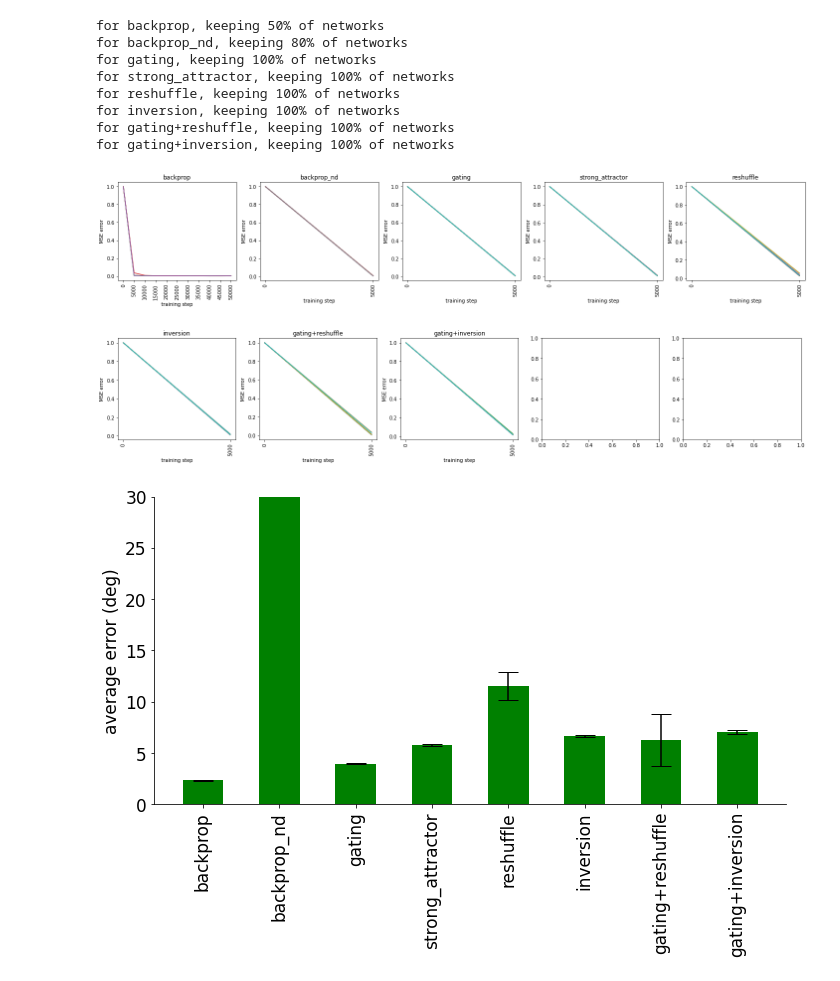
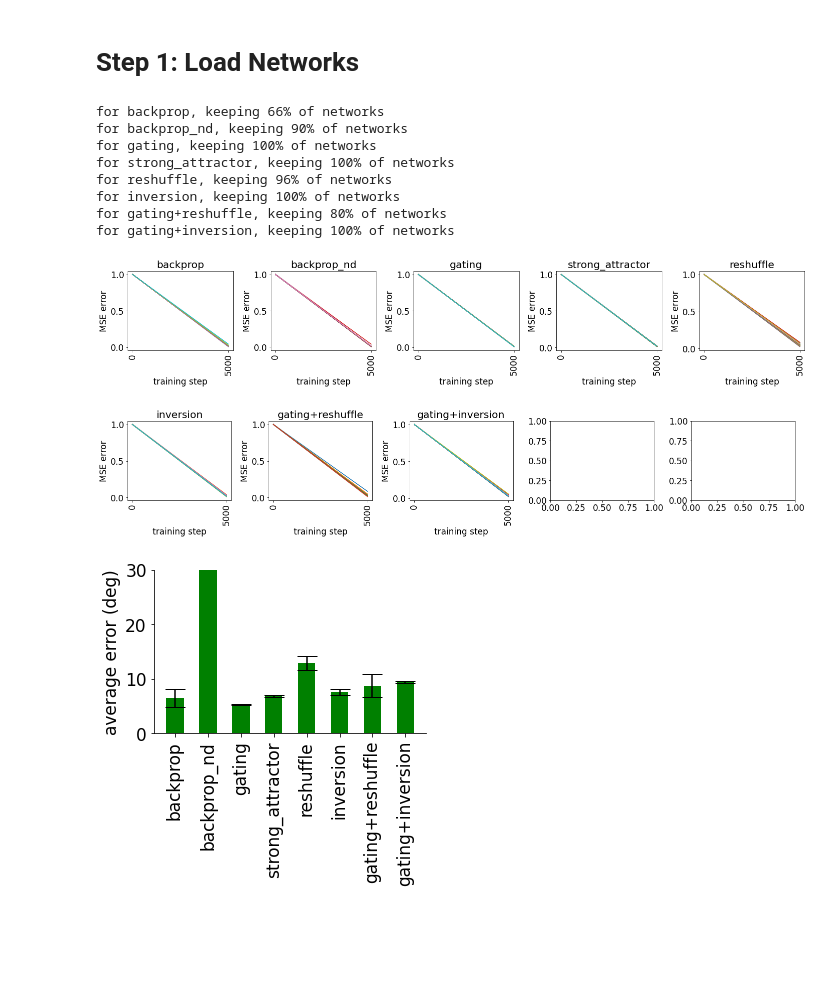
Before and after one commit to azaho/ccn_story3, a Jupyter notebook: netdist_new.ipynb, the cells around one changed output. Cells and saved outputs as stored; diff of their text form; code cells hidden in the pictures; blank space fills up the shorter version.

```diff
--- a/netdist_new.ipynb
+++ b/netdist_new.ipynb
@@ -1,3 +1,5 @@
+# %% [markdown]
+# Step 1: Load Networks
 # %%
 import numpy as np
 import os
@@ -7,22 +9,30 @@ import matplotlib.pyplot as plt
 import seaborn as sns
 import json, math
 from scipy import stats
+import torch
+
+neuraldata_normalization = "zscore"  # zscore, range, None
+neuraldata_set = "either_selective"  # either_selective, both_selective
+rnn_normalization = "zscore"  # zscore, range, None
+rnn_add_sensory_units = False  # whether to add the sensory units of the RNNs into the procrustes distance calculation
+
+neuraldata_normalization_suffix = {"zscore": "_zscored", None: "", "range": ""}[neuraldata_normalization]
 
 # Load all networks to study here
-n_networks = 10
-net_size = 180
+n_networks = 30
+net_size = 100
 all_networks = {
     "backprop": {
         "color": "#000000", # color of dots on the graph
         "names": [f"data/backpropCTRNN_2DIR1O_dr{net_size}_n0.1_la0_e1_dp1.0_r{i}" for i in range(n_networks)], # directories
         "indices": np.arange(0, 64, 16), # indices of trials to consider (here, only using 4 trials to match neural data)
-        "display_name": "Backprop"
+        "display_name": "BP"
     },
     "backprop_nd": {
         "color": "gray",
         "names": [f"data/backpropCTRNN_2DIR1O_dr{net_size}_n0.1_la0_e1_dp0.0_r{i}" for i in range(n_networks)],
         "indices": np.arange(0, 64, 16),
-        "display_name": "BP (WM)"
+        "display_name": "BP\n(WM)"
     },
     "gating": {
         "color": "#B41F24",  # color of dots on the graph
@@ -62,14 +72,14 @@ all_networks = {
     },
     "mendoza_halliday_et_al_2014": {
         "color": "orange",
-        "names": ["neuraldata/new/diego_phd_mst_either_selective_zscored"],
+        "names": [f"neuraldata/new/diego_phd_mst_{neuraldata_set}{neuraldata_normalization_suffix}"],
         "indices": np.array([0, 1, 2, 3]),
         "neural": True,
         "display_name": "MST1"
     },
     "mendoza_halliday_et_al_2023": {
         "color": "orange",
-        "names": ["neuraldata/new/diego_new_mst_either_selective_zscored"],
+        "names": [f"neuraldata/new/diego_new_mst_{neuraldata_set}{neuraldata_normalization_suffix}"],
         "indices": np.array([0, 1, 2, 3]),
         "neural": True,
         "display_name": "MST2"
@@ -125,41 +135,73 @@ for network_name, network in all_networks.items():
     for label in ax.get_xticklabels(): label.set_rotation(90)
     row_count += 1
     if row_count >= 5:  # Reset if 5 plots in a row
         plt.tight_layout()
         plt.show()
         fig, axs = plt.subplots(1, 5, figsize=(20, 4))
         row_count = 0
 plt.tight_layout()
 plt.show()
 
 # show all final errors of kept networks, for comparison
 use_networks = [key for key in all_networks.keys() if "neural" not in all_networks[key] or not all_networks[key]["neural"]]
 means = [np.mean(np.array(all_networks[network]["errors"])[:, 0]) for network in use_networks]
 errors = [np.std(np.array(all_networks[network]["errors"])[:, 0]) for network in use_networks]
-fig = plt.figure(figsize=(10, 7))
+fig = plt.figure(figsize=(5, 5))
 plt.rc('font', **{'family': 'DejaVu Sans', 'weight': 'normal', 'size': 17})
 ax = plt.subplot(1, 1, 1)
 ax.bar(np.arange(1, len(use_networks)+1)*1.5, means, yerr=errors, align='center', alpha=1, ecolor='black', capsize=10, color="green")
 plt.xticks(ticks=np.arange(1, len(use_networks)+1)*1.5, labels=use_networks)
 plt.ylim(0, 30)
 ax.set_ylabel('average error (deg)')
 plt.gca().spines['top'].set_visible(False)
 plt.gca().spines['right'].set_visible(False)
 plt.gca().set_xticklabels(ax.get_xticklabels(), rotation=90)
 plt.tight_layout()
 plt.show()
+
+# for rnn_add_sensory_units
+def _o_spikes(pref, stim, exponent, max_spike, k):
+    # o_spikes: spike numbers per trial for direction tuning cells
+    # r = o_spikes(pref, stim, exponent, k)
+    # pref: row vec for cells' preferred directions
+    # stim: column vec for stimulus directions
+    # exponent: scalar determining the widths of tuning. larger value for sharper tuning
+    # maxSpike: scalar for mean max spike number when pref = stim
+    # k: scalar for determining variance = k * mean
+    # spikes: different columuns for cells with different pref orintations
+    #         different rows for different stim directions
+    np_ = pref.shape[0]  # number of elements in pref
+    ns = stim.shape[0]  # number of elements in stim
+    prefs = torch.ones((ns, 1)) @ pref[None, :]  # ns x np array, (ns x 1) @ (1 x np)
+    stims = stim[:, None] @ torch.ones((1, np_))  # ns x np array, (ns x 1) @ (1 x np)
+    # mean spike numbers
+    mean_spike = max_spike * (0.5 * (torch.cos( (prefs - stims)) + 1)) ** exponent  # ns x np array
+    # sigma for noise
+    sigma_spike = torch.sqrt(k * mean_spike)
+    # spikes = normrnd(meanSpike, sigmaSpike)# ns x np array, matlab
+    spikes = torch.normal(mean_spike, sigma_spike)  # ns x np array, python
+    # no negative spike numbers
+    spikes[spikes < 0] = 0  # ns x np array
+    return spikes
+def _input_direction_representation(direction):
+    # convert input direction angle (in deg) to firing rates of direction-selective input units
+    pref = 2*math.pi * torch.arange(net_size) / net_size
+    stim = torch.tensor([(direction / 180 * math.pi)], dtype=torch.float32)
+    exponent = 4; max_spike = 1; k = 0
+    rates = _o_spikes(pref, stim, exponent, max_spike, k)[0]
+    return rates
 # %% [output]
-for backprop, keeping 50% of networks
-for backprop_nd, keeping 80% of networks
+for backprop, keeping 66% of networks
+for backprop_nd, keeping 90% of networks
 for gating, keeping 100% of networks
 for strong_attractor, keeping 100% of networks
-for reshuffle, keeping 100% of networks
+for reshuffle, keeping 96% of networks
 for inversion, keeping 100% of networks
-for gating+reshuffle, keeping 100% of networks
+for gating+reshuffle, keeping 80% of networks
 for gating+inversion, keeping 100% of networks
-[figure, old version]
+[figure, new version]
-[figure, old version]
+[figure, new version]
-[figure, old version]
+[figure, new version]
 # %%
 from matplotlib.ticker import FormatStrFormatter
 # show all final errors of kept networks, for comparison
```
Also changed, not shown: parts of 12 cells of this notebook, 5 other files.
